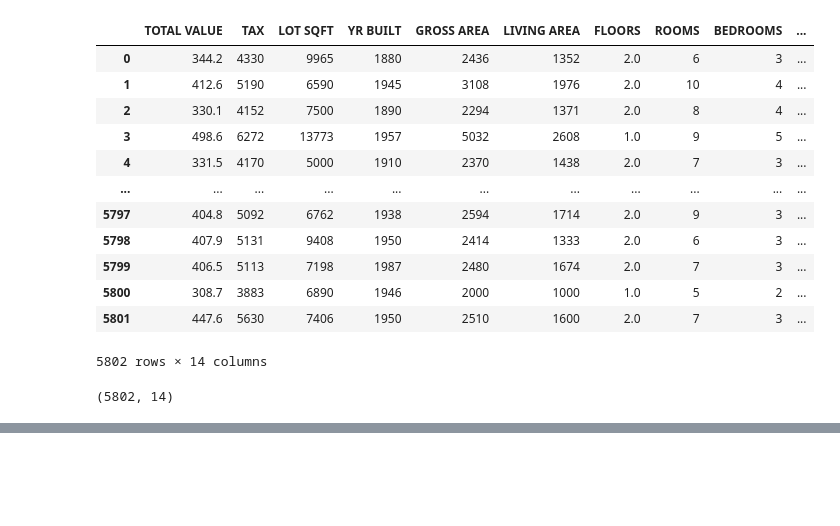
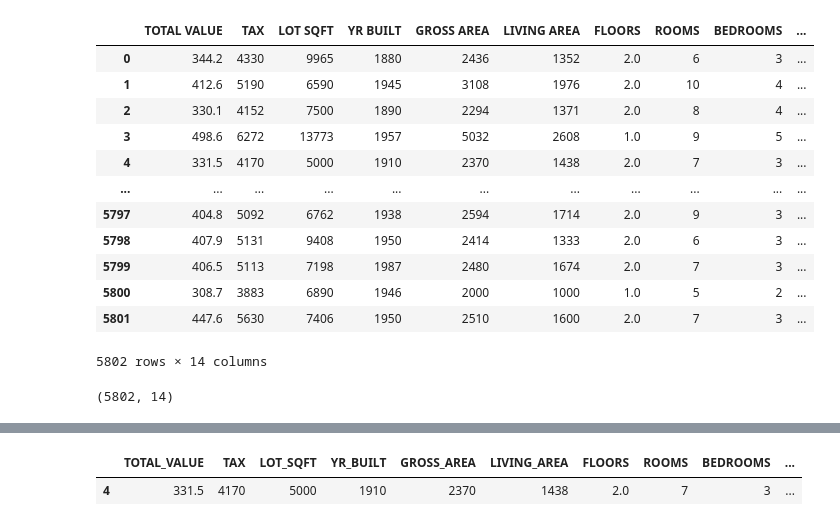
Before and after one commit to yunaasi/Python-Data-Mining, a Jupyter notebook: 데이터마이닝 수업 정리/CH1.2주차.ipynb, the cells around one changed output, grey strips where cells are left out. Saved outputs shown, nothing was run; the diff lists cells and outputs as text; code cells hidden in the pictures; blank space fills up the shorter version.

```diff
--- a/데이터마이닝 수업 정리/CH1.2주차.ipynb
+++ b/데이터마이닝 수업 정리/CH1.2주차.ipynb
@@ -117,0 +220,6 @@ housing_df.head(10)
+# %%
+# 데이터 프레임 형식을 유지하려면 행에 슬라이스 사용
+housing_df.iloc[4:5, 0:10]
+# %% [output]
+|  | TOTAL_VALUE | TAX | LOT_SQFT | YR_BUILT | GROSS_AREA | LIVING_AREA | FLOORS | ROOMS | BEDROOMS | ... |
+| 4 | 331.5 | 4170 | 5000 | 1910 | 2370 | 1438 | 2.0 | 7 | 3 | ... |
```
Also changed, not shown: parts of 12 cells of this notebook.
